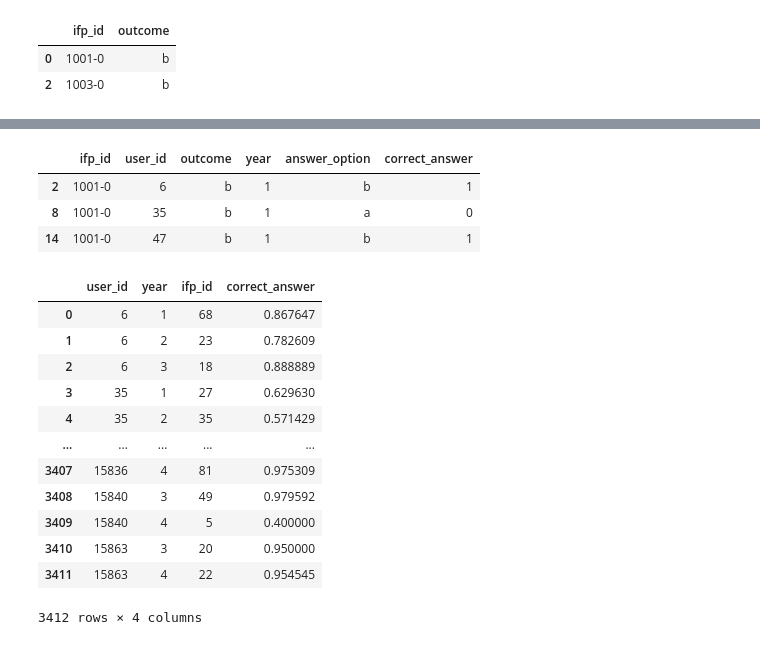
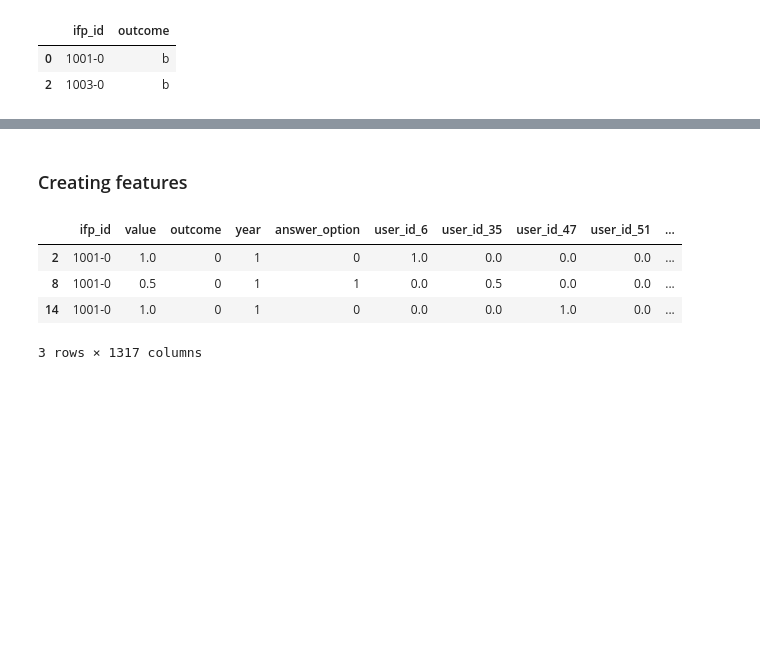
Before and after one commit to MKurseev/master_thesis, a Jupyter notebook: main_file.ipynb, the cells around one changed output, grey strips where cells are left out. Saved outputs shown, nothing was run; the diff lists cells and outputs as text; code cells hidden in the pictures; blank space fills up the shorter version.

```diff
--- a/main_file.ipynb
+++ b/main_file.ipynb
@@ -126,34 +119,20 @@ ans[(ans.user_id == 3) & (ans.ifp_id == '1001-0')]
+# %% [markdown]
+### Creating features
 # %%
 ## чтобы выбрать один вариант где 50% вероятность ответа
-ans = ans.drop_duplicates(['ifp_id','user_id','value']).drop(['value','timestamp'], axis=1)
+final_ans = ans.drop_duplicates(['ifp_id','user_id','value']).drop(['timestamp'], axis=1)
 
 
 ## оставим только тех кто больше чем в 1 год отвечал
-temp = ans.groupby('user_id').year.nunique().reset_index()
+temp = final_ans.groupby('user_id').year.nunique().reset_index()
 ids_more_1_y = temp[temp.year > 1].user_id.unique()
 
-ans = ans[ans.user_id.isin(ids_more_1_y)]
-ans['correct_answer'] = (ans.outcome == ans.answer_option).astype('int8')
+final_ans = final_ans[final_ans.user_id.isin(ids_more_1_y)]
+
+final_ans['outcome']       = final_ans['outcome'].replace({'a':1, 'b':0})
+final_ans['answer_option'] = final_ans['answer_option'].replace({'a':1, 'b':0})
+
+
+final_ans = pd.get_dummies(final_ans, columns=['user_id'])
+
+final_ans['const'] = 1
-# %%
-ans.head(3)
-# %% [output]
-|  | ifp_id | user_id | outcome | year | answer_option | correct_answer |
-| 2 | 1001-0 | 6 | b | 1 | b | 1 |
-| 8 | 1001-0 | 35 | b | 1 | a | 0 |
-| 14 | 1001-0 | 47 | b | 1 | b | 1 |
-# %%
-ans.groupby(['user_id','year']).agg({'ifp_id':'count','correct_answer':'mean'}).reset_index()
-# %% [output]
-|  | user_id | year | ifp_id | correct_answer |
-| 0 | 6 | 1 | 68 | 0.867647 |
-| 1 | 6 | 2 | 23 | 0.782609 |
-| 2 | 6 | 3 | 18 | 0.888889 |
-| 3 | 35 | 1 | 27 | 0.629630 |
-| 4 | 35 | 2 | 35 | 0.571429 |
-| ... | ... | ... | ... | ... |
-| 3407 | 15836 | 4 | 81 | 0.975309 |
-| 3408 | 15840 | 3 | 49 | 0.979592 |
-| 3409 | 15840 | 4 | 5 | 0.400000 |
-| 3410 | 15863 | 3 | 20 | 0.950000 |
-| 3411 | 15863 | 4 | 22 | 0.954545 |
-3412 rows × 4 columns
@@ -159,0 +147,8 @@ ans.groupby(['user_id','year']).agg({'ifp_id':'count','correct_answer':'mean'}).
+# %%
+final_ans.head(3)
+# %% [output]
+|  | ifp_id | value | outcome | year | answer_option | user_id_6 | user_id_35 | user_id_47 | user_id_51 | ... |
+| 2 | 1001-0 | 1.0 | 0 | 1 | 0 | 1.0 | 0.0 | 0.0 | 0.0 | ... |
+| 8 | 1001-0 | 0.5 | 0 | 1 | 1 | 0.0 | 0.5 | 0.0 | 0.0 | ... |
+| 14 | 1001-0 | 1.0 | 0 | 1 | 0 | 0.0 | 0.0 | 1.0 | 0.0 | ... |
+3 rows × 1317 columns
```
Also changed, not shown: parts of 12 cells of this notebook.
